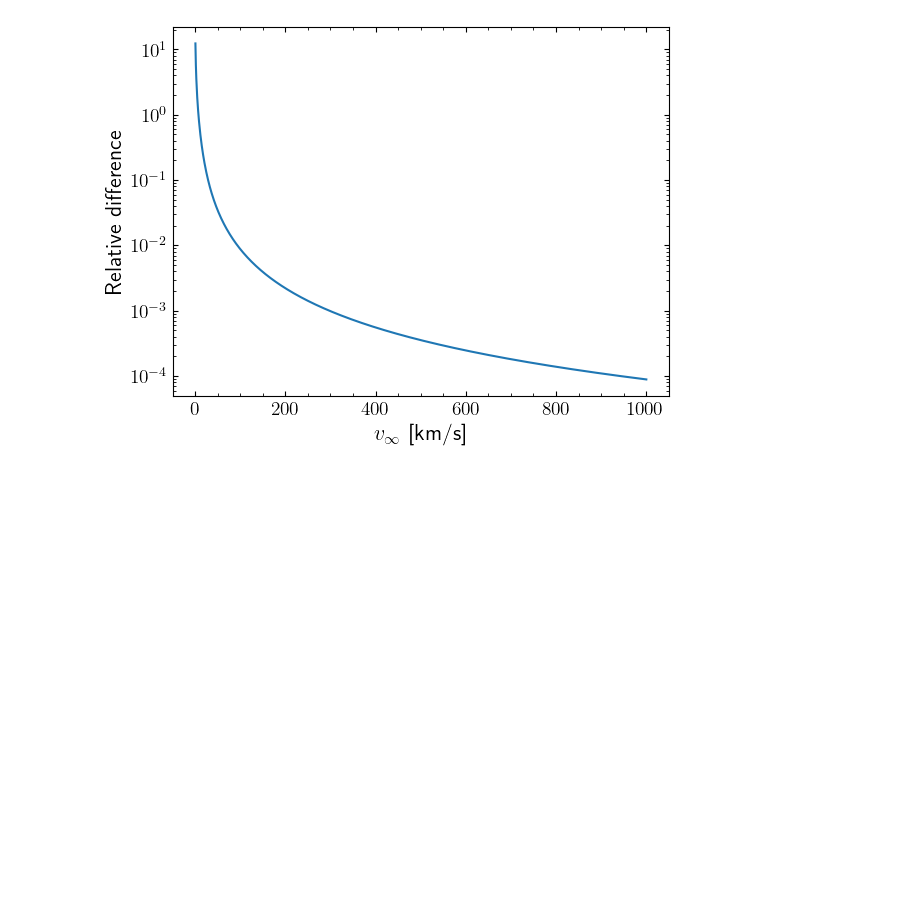
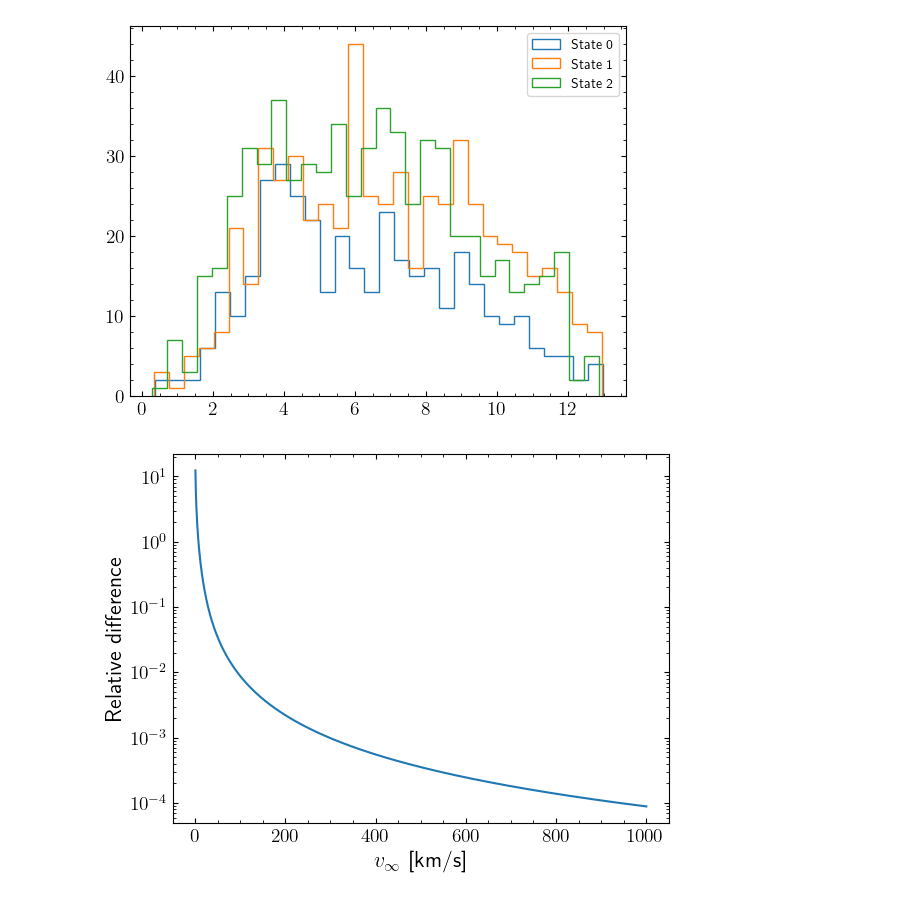
Before and after one commit to YannickBadoux/MRP, a Jupyter notebook: cross_section_analysis.ipynb, the cells around one changed output. Cells and saved outputs as stored; diff of their text form; code cells hidden in the pictures; blank space fills up the shorter version.

```diff
--- a/cross_section_analysis.ipynb
+++ b/cross_section_analysis.ipynb
@@ -30,3 +50,12 @@ mpl.rcParams['text.usetex'] = True
+# %%
+plt.figure()
+for i in range(3):
+    plt.hist(results['b'][results['state'] == i], bins=30, label=f'State {i}', histtype='step')
+# plt.semilogy()
+plt.legend()
+plt.show()
+# %% [output]
+[figure, added]
 # %%
 critical_velocities = np.linspace(0, 1000, 1000) | units.kms
 v20s = v20_from_vinf(critical_velocities, a = 1|units.AU, M = 1|units.MSun)
```
Also changed, not shown: parts of 3 cells of this notebook, 13 other files.
